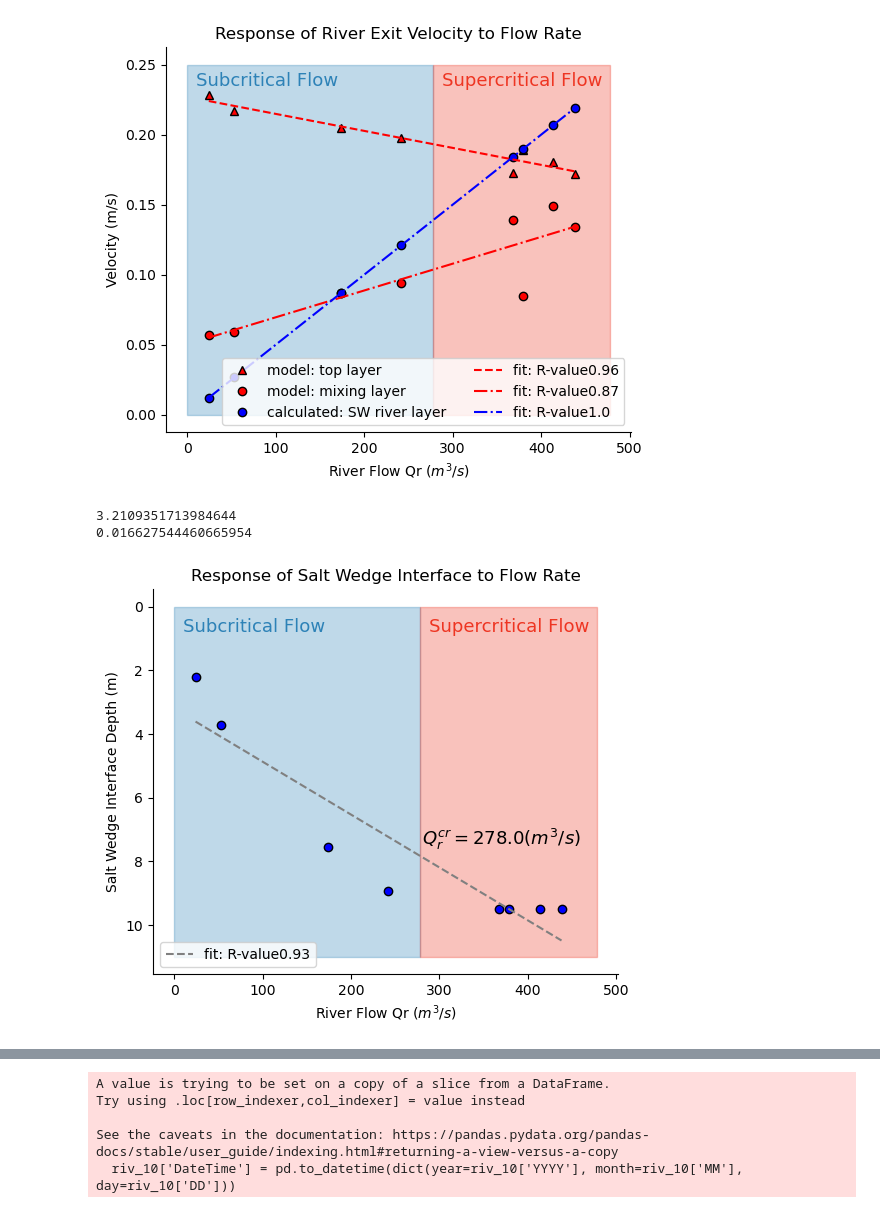
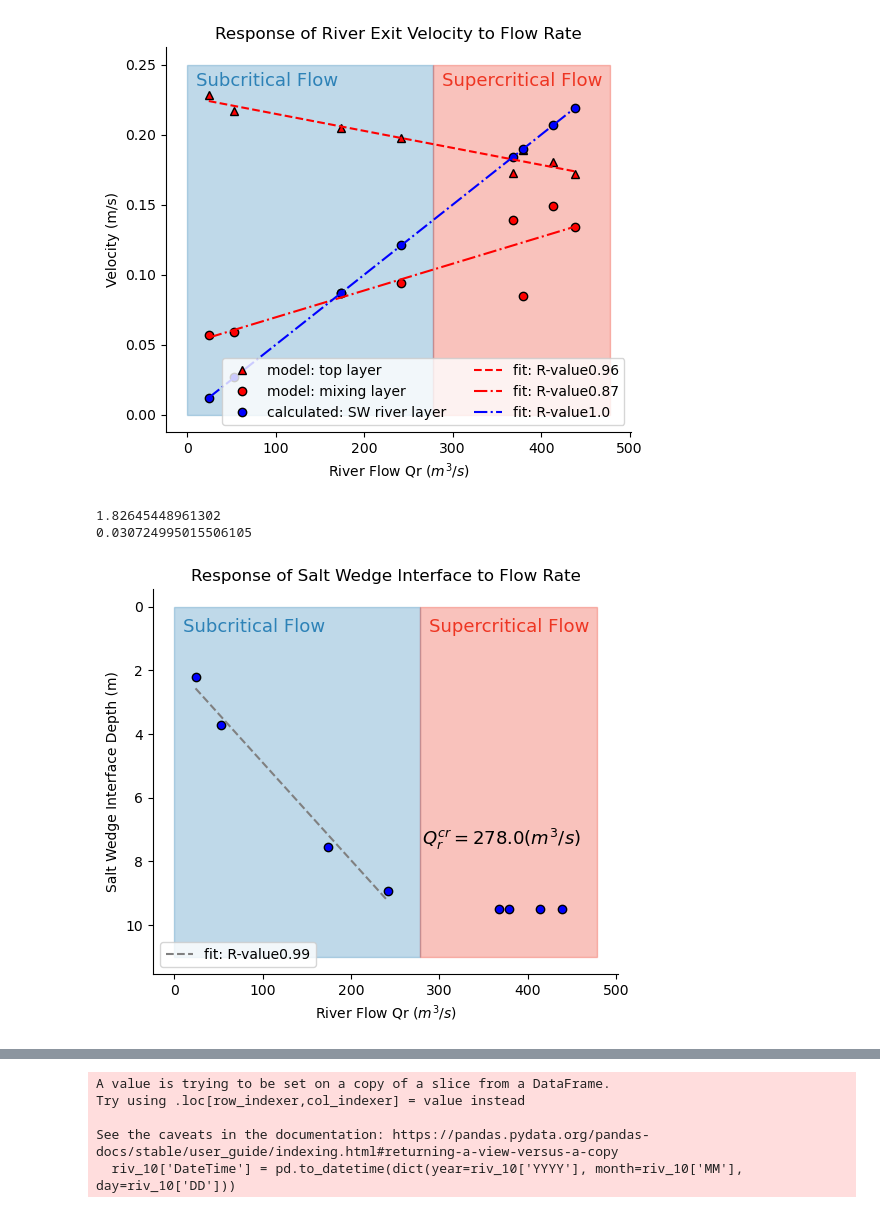
Before and after one commit to SalishSeaCast/analysis-cassidy, a Jupyter notebook: notebooks/civil541/sw_results_analysis.ipynb, the cells around one changed output, grey strips where cells are left out. Cells and saved outputs as stored; diff of their text form; code cells hidden in the pictures.

```diff
--- a/notebooks/civil541/sw_results_analysis.ipynb
+++ b/notebooks/civil541/sw_results_analysis.ipynb
@@ -86,36 +102,36 @@ ax.spines['right'].set_visible(False)
 # %%
 est = patches.Rectangle((0, 0), 278, 11, linewidth=1, edgecolor='#2D82B7', facecolor='#2D82B7',alpha=0.3)
 flushed = patches.Rectangle((278, 0), df['Qr'].max()-278+40, 11, linewidth=1, edgecolor='#EE3522', facecolor='#EE3522',alpha=0.3)
 
 
-QrDint = stats.linregress(df['Qr'], df['D_int'])
+QrDint = stats.linregress(df['Qr'][df['D_int'] < 9.5], df['D_int'][df['D_int'] < 9.5])
 
 fig, ax = plt.subplots(1, 1, figsize=(6, 5))
 
 ax.add_patch(est)
 ax.add_patch(flushed)
 
 ax.plot(df['Qr'], df['D_int'],'bo',markeredgecolor='k')
-ax.plot(df['Qr'].sort_values(ascending=True), QrDint.intercept + QrDint.slope * df['Qr'].sort_values(ascending=True), 'grey', linestyle='--',label=r'fit: R-value'+str(round(QrDint.rvalue, 2)))
+ax.plot(df['Qr'][df['D_int'] < 9.5].sort_values(ascending=True), QrDint.intercept + QrDint.slope * df['Qr'][df['D_int'] < 9.5].sort_values(ascending=True), 'grey', linestyle='--',label=r'fit: R-value'+str(round(QrDint.rvalue, 2)))
 ax.set_xlabel(r'River Flow Qr $(m^3/s)$')
 ax.set_ylabel('Salt Wedge Interface Depth (m)')
 ax.set_title('Response of Salt Wedge Interface to Flow Rate')
 ax.legend(loc='lower left')
 ax.invert_yaxis()
 
 ax.text(10, 0.8, "Subcritical Flow", {'color': '#2D82B7', 'fontsize': 13})
 ax.text(288, 0.8, "Supercritical Flow", {'color': '#EE3522', 'fontsize': 13})
 ax.text(280, 7.5, r"$Q_r^{cr} =$" + str(round(Qr_crit, 0)) + r"$(m^3/s)$", {'color': '#000000', 'fontsize': 13})
 
 ax.spines['top'].set_visible(False)
 ax.spines['right'].set_visible(False)
 
 print(QrDint.intercept)
 print(QrDint.slope)
 # %% [output]
-3.2109351713984644
-0.016627544460665954
+1.82645448961302
+0.030724995015506105
-[figure, old version]
+[figure, new version]
 # %%
 def entrainment_vel(u_exit, h0, delta_x, S_top_prime, S_bot_prime, S_top, S_bot):
     return ((u_exit * h0)/delta_x) * ((S_top_prime - S_top)/((S_bot + S_bot_prime)/2 - S_top_prime))
```
Also changed, not shown: parts of 16 cells of this notebook, 1 other file.
